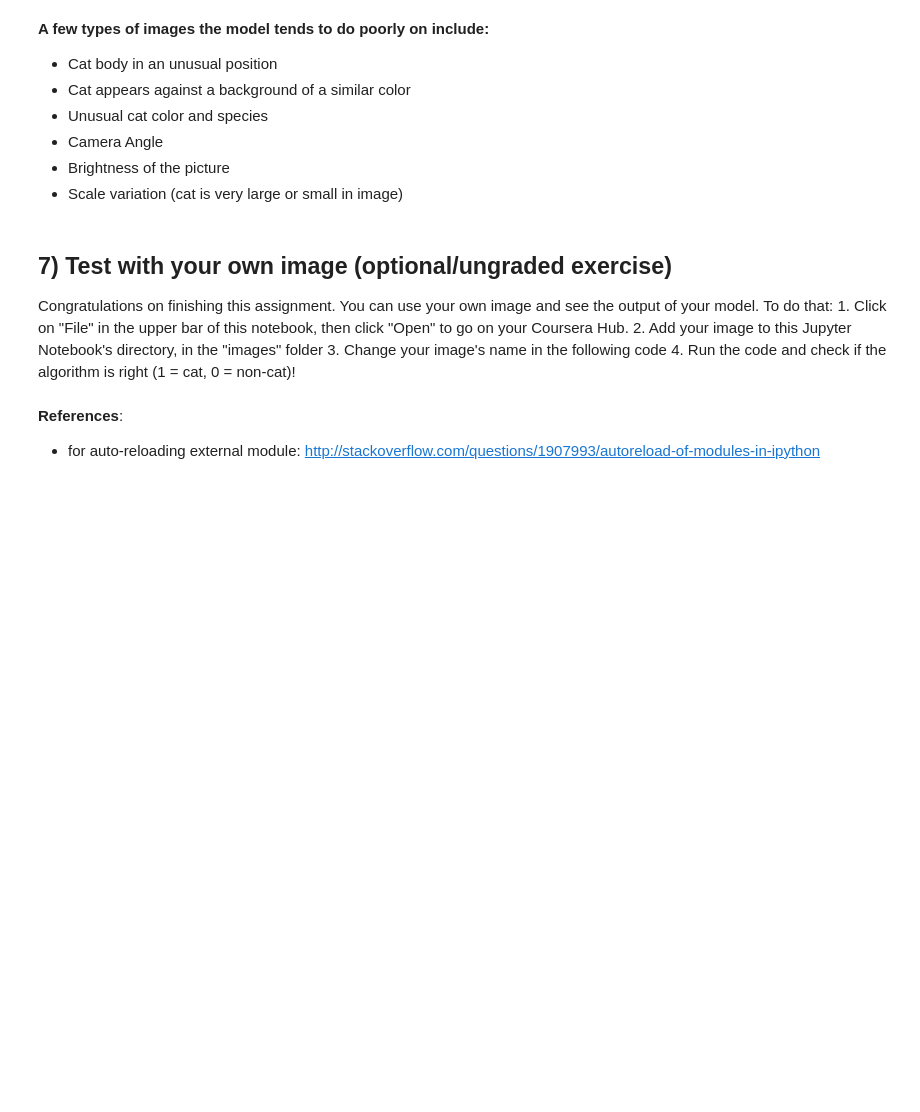
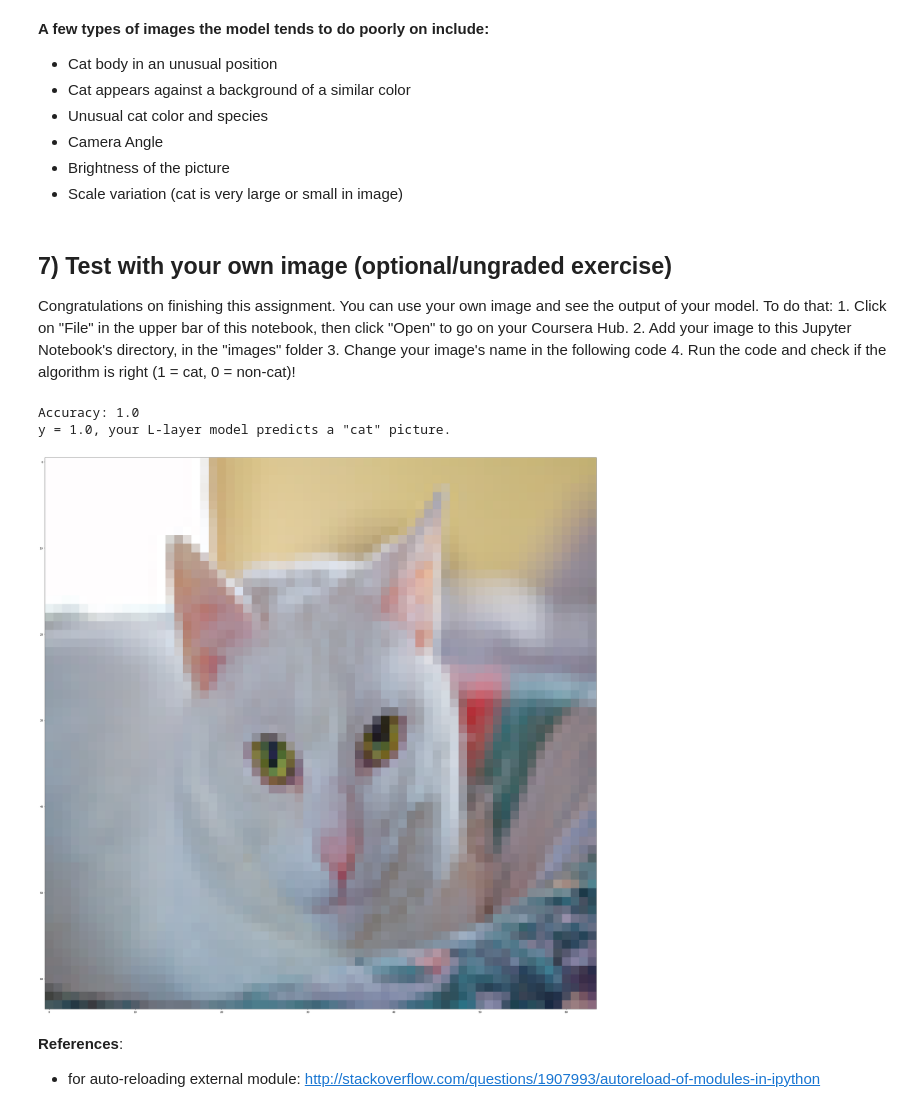
Before and after one commit to mostafa-ja/Deep-Learning-Specialization, a Jupyter notebook: Neural Networks and Deep Learning/Week4/Deep Neural Network Application_ Image Classification/Deep Neural Network - Application v8.ipynb, the cells around one changed output. Drawn from its saved outputs; the diff is of its cells as text; code cells hidden in the pictures; blank space fills up the shorter version.

```diff
--- a/Neural Networks and Deep Learning/Week4/Deep Neural Network Application_ Image Classification/Deep Neural Network - Application v8.ipynb
+++ b/Neural Networks and Deep Learning/Week4/Deep Neural Network Application_ Image Classification/Deep Neural Network - Application v8.ipynb
@@ -203,7 +209,7 @@ def two_layer_model(X, Y, layers_dims, learning_rate = 0.0075, num_iterations =
 
     # Initialize parameters dictionary, by calling one of the functions you'd previously implemented
     ### START CODE HERE ### (≈ 1 line of code)
-
+    parameters = initialize_parameters(n_x,n_h,n_y)
     ### END CODE HERE ###
 
     # Get W1, b1, W2 and b2 from the dictionary parameters.
@@ -218,12 +224,13 @@ def two_layer_model(X, Y, layers_dims, learning_rate = 0.0075, num_iterations =
 
         # Forward propagation: LINEAR -> RELU -> LINEAR -> SIGMOID. Inputs: "X, W1, b1, W2, b2". Output: "A1, cache1, A2, cache2".
         ### START CODE HERE ### (≈ 2 lines of code)
-
+        A1,cache1 = linear_activation_forward(X,W1,b1,activation='relu')
+        A2,cache2 = linear_activation_forward(A1,W2,b2,activation='sigmoid')
         ### END CODE HERE ###
 
         # Compute cost
         ### START CODE HERE ### (≈ 1 line of code)
-
+        cost = compute_cost(A2,Y)
         ### END CODE HERE ###
 
         # Initializing backward propagation
@@ -231,7 +238,8 @@ def two_layer_model(X, Y, layers_dims, learning_rate = 0.0075, num_iterations =
 
         # Backward propagation. Inputs: "dA2, cache2, cache1". Outputs: "dA1, dW2, db2; also dA0 (not used), dW1, db1".
         ### START CODE HERE ### (≈ 2 lines of code)
-
+        dA1, dW2, db2 = linear_activation_backward(dA2,cache2,activation='sigmoid')
+        dA0, dW1, db1 = linear_activation_backward(dA1,cache1,activation='relu')
         ### END CODE HERE ###
 
         # Set grads['dWl'] to dW1, grads['db1'] to db1, grads['dW2'] to dW2, grads['db2'] to db2
@@ -242,7 +250,7 @@ def two_layer_model(X, Y, layers_dims, learning_rate = 0.0075, num_iterations =
 
         # Update parameters.
         ### START CODE HERE ### (approx. 1 line of code)
-
+        parameters = update_parameters(parameters,grads,learning_rate)
         ### END CODE HERE ###
 
         # Retrieve W1, b1, W2, b2 from parameters
@@ -367,7 +398,7 @@ def L_layer_model(X, Y, layers_dims, learning_rate = 0.0075, num_iterations = 30
 
     # Parameters initialization. (≈ 1 line of code)
     ### START CODE HERE ###
-
+    parameters = initialize_parameters_deep(layers_dims)
     ### END CODE HERE ###
 
     # Loop (gradient descent)
@@ -375,22 +406,22 @@ def L_layer_model(X, Y, layers_dims, learning_rate = 0.0075, num_iterations = 30
 
         # Forward propagation: [LINEAR -> RELU]*(L-1) -> LINEAR -> SIGMOID.
         ### START CODE HERE ### (≈ 1 line of code)
-
+        AL, caches = L_model_forward(X,parameters)
         ### END CODE HERE ###
 
         # Compute cost.
         ### START CODE HERE ### (≈ 1 line of code)
-
+        cost = compute_cost(AL,Y)
         ### END CODE HERE ###
 
         # Backward propagation.
         ### START CODE HERE ### (≈ 1 line of code)
-
+        grads = L_model_backward(AL,Y,caches)
         ### END CODE HERE ###
 
         # Update parameters.
         ### START CODE HERE ### (≈ 1 line of code)
-
+        parameters = update_parameters(parameters,grads,learning_rate)
         ### END CODE HERE ###
 
         # Print the cost every 100 training example
@@ -488,16 +544,20 @@ Congratulations on finishing this assignment. You can use your own image and see
 # %%
 from PIL import Image
 
-fileImage = Image.open("test.png").convert("RGB").resize([num_px,num_px],Image.ANTIALIAS)
+fileImage = Image.open("images/my_image.jpg").convert("RGB").resize([num_px,num_px],Image.ANTIALIAS)
 my_label_y = [1] # the true class of your image (1 -> cat, 0 -> non-cat)
 
 image = np.array(fileImage)
 my_image = image.reshape(num_px*num_px*3,1)
 my_image = my_image/255.
 my_predicted_image = predict(my_image, my_label_y, parameters)
 
 plt.imshow(image)
 print ("y = " + str(np.squeeze(my_predicted_image)) + ", your L-layer model predicts a \"" + classes[int(np.squeeze(my_predicted_image)),].decode("utf-8") +  "\" picture.")
+# %% [output]
+Accuracy: 1.0
+y = 1.0, your L-layer model predicts a "cat" picture.
+[figure, added]
 # %% [markdown]
 **References**:
 
```
Also changed, not shown: parts of 13 cells of this notebook, 1 other file.
